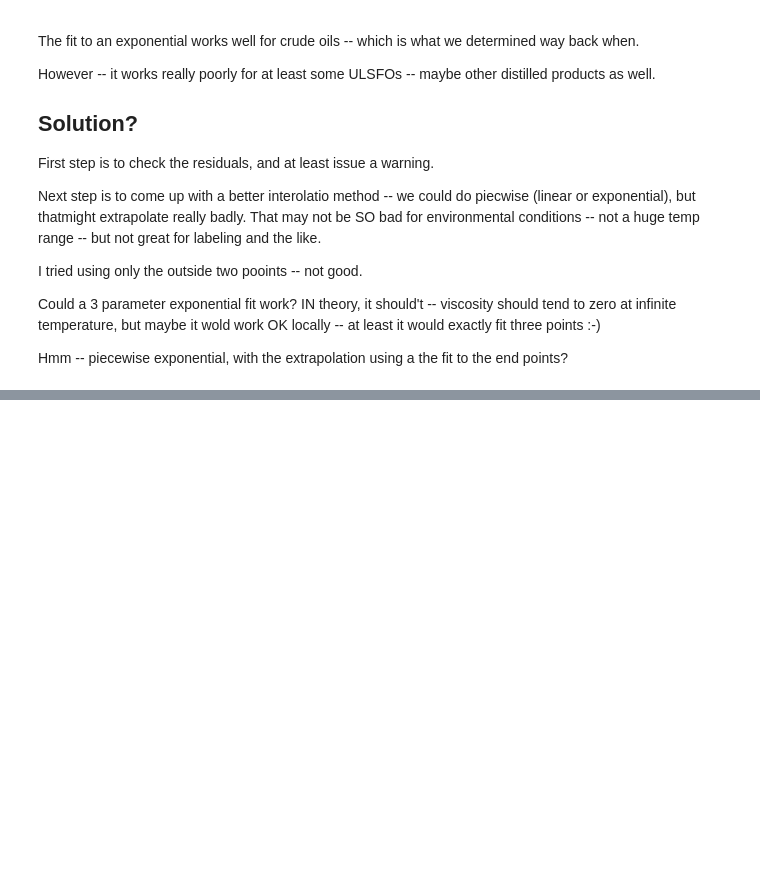
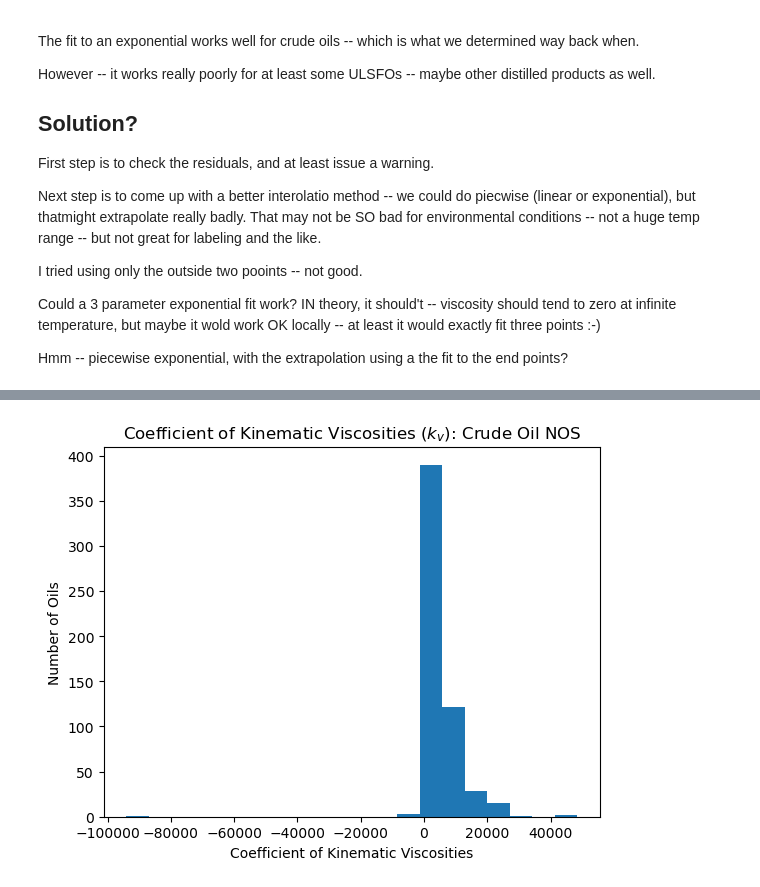
Before and after one commit to NOAA-ORR-ERD/adios_oil_database, a Jupyter notebook: adios_db/experiments/viscosity/Viscosity_Coefficients_RM.ipynb, the cells around one changed output, grey strips where cells are left out. Drawn from its saved outputs; the diff is of its cells as text; code cells hidden in the pictures; blank space fills up the shorter version.

```diff
--- a/adios_db/experiments/viscosity/Viscosity_Coefficients_RM.ipynb
+++ b/adios_db/experiments/viscosity/Viscosity_Coefficients_RM.ipynb
@@ -85,33 +90,52 @@ returning Crude Oil NOS
 # %%
-#sort through all records that have more than two Kinematic Viscosities
-kv2_values = []
-density_values = []
-oil_ids = []
-for oil in oil_visc:
-#     if not oil.oil_id.startswith("AD"):
-#         continue
-    kv_data = oil.sub_samples[0].physical_properties.kinematic_viscosities
-    if not kv_data:
-        kv_data = oil.sub_samples[0].physical_properties.dynamic_viscosities
-    errors = kv_data.validate()
-    if errors:
-        continue
-    try:
-        KV = pp.KinematicViscosity(oil)
-    except ValueError:
-        continue
-    if len(KV.kviscs) > 1:
-        k_v2 = KV._k_v2
-        #if k_v2 < 28000:
-        density = pp.Density(oil)
-        d = density.at_temp(15, unit = 'C')
-        if True:
-            density_values.append(d)
-            print(density_values[-1], oil.oil_id)
-            kv2_values.append(k_v2)
-            oil_ids.append(oil.oil_id)
-#         else:
-#             print("Removing", oil.oil_id)
-#         if k_v2 > 24000:
-#             print(oil.oil_id)
+for pt in product_types:
+    oil_visc = oil_records[pt]
+    #sort through all records that have more than two Kinematic Viscosities
+    kv2_values = []
+    density_values = []
+    oil_ids = []
+    for oil in oil_visc:
+    #     if not oil.oil_id.startswith("AD"):
+    #         continue
+        kv_data = oil.sub_samples[0].physical_properties.kinematic_viscosities
+        if not kv_data:
+            kv_data = oil.sub_samples[0].physical_properties.dynamic_viscosities
+        errors = kv_data.validate()
+        if errors:
+            continue
+        try:
+            KV = pp.KinematicViscosity(oil)
+        except ValueError:
+            continue
+        if len(KV.kviscs) > 1:
+            k_v2 = KV._k_v2
+            #if k_v2 < 28000:
+            density = pp.Density(oil)
+            d = density.at_temp(15, unit = 'C')
+            if True:
+                density_values.append(d)
+                #print(density_values[-1], oil.oil_id)
+                kv2_values.append(k_v2)
+                oil_ids.append(oil.oil_id)
+    #         else:
+    #             print("Removing", oil.oil_id)
+    #         if k_v2 > 24000:
+    #             print(oil.oil_id)
+    fig, ax = plt.subplots()
+    ax.hist(kv2_values, bins = 20)
+    ax.set_title("Coefficient of Kinematic Viscosities ($k_v$): " + pt)
+    plt.xlabel("Coefficient of Kinematic Viscosities")
+    plt.ylabel("Number of Oils")
+
+    fig.savefig(f"kvisc_plot_{pt}.png", dpi=600)
+    fig, ax = plt.subplots()
+    ax.scatter(density_values, kv2_values)
+    ax.set_title("Density/Coefficient of Kinematic Viscosity ($k_v$): " + pt)
+    plt.xlabel("Densities")
+    plt.ylabel("Coeff. of Kinematic Viscosities")
+    density_values = np.array(density_values)
+    res = scipy.stats.linregress(density_values, kv2_values, alternative='two-sided')
+    plt.plot(density_values, res.intercept + res.slope*density_values, 'r', label='fitted line')
+    fig.savefig(f"densitykvis_plot_{pt}.png", dpi=600)
 # %% [output]
+[figure, added]
```
Also changed, not shown: parts of 7 cells of this notebook, 2 other files.
